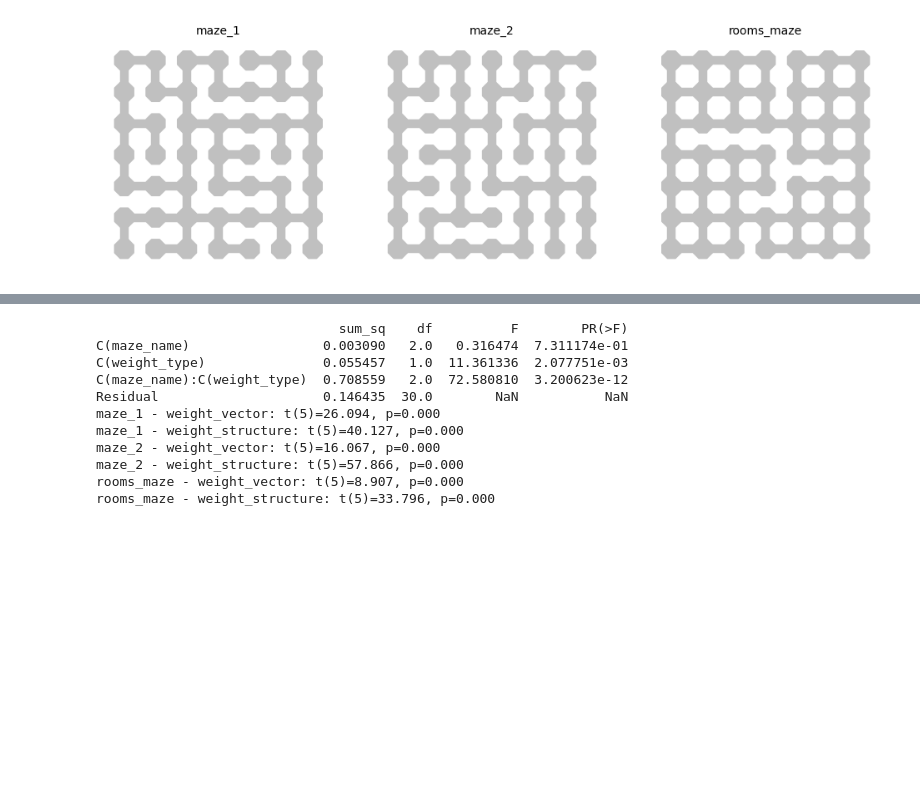
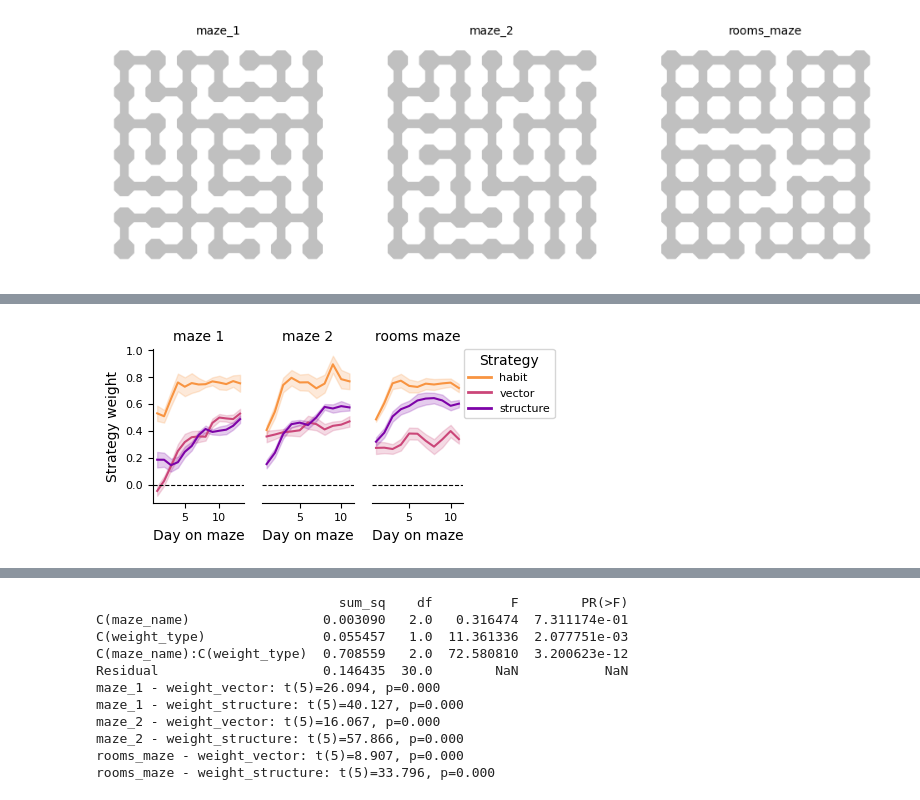
Before and after one commit to peterdoohan/GridMaze-mFC, a Jupyter notebook: Notebooks/1.maze_behaviour.ipynb, the cells around one changed output, grey strips where cells are left out. Saved outputs shown, nothing was run; the diff lists cells and outputs as text; code cells hidden in the pictures; blank space fills up the shorter version.

```diff
--- a/Notebooks/1.maze_behaviour.ipynb
+++ b/Notebooks/1.maze_behaviour.ipynb
@@ -121,0 +148,7 @@ Group Var               0.000
+# %%
+reload(nsf)
+fig, axes = plt.subplots(1, 3, figsize=(4, 2), sharey=True)
+nsf.plot_strategy_weights_over_days(weights_over_time_df, axes=axes)
+fig.savefig(FIG_SAVE_PATH / "strategy_weights_over_sessions.pdf")
+# %% [output]
+[figure, added]
```
Also changed, not shown: parts of 15 cells of this notebook, 1 other file.
